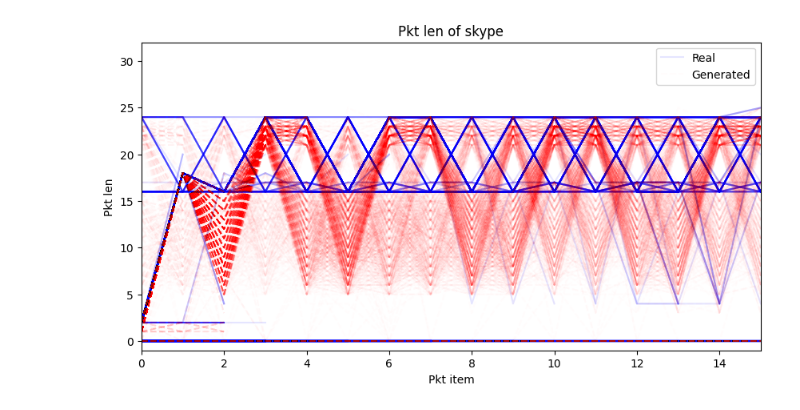
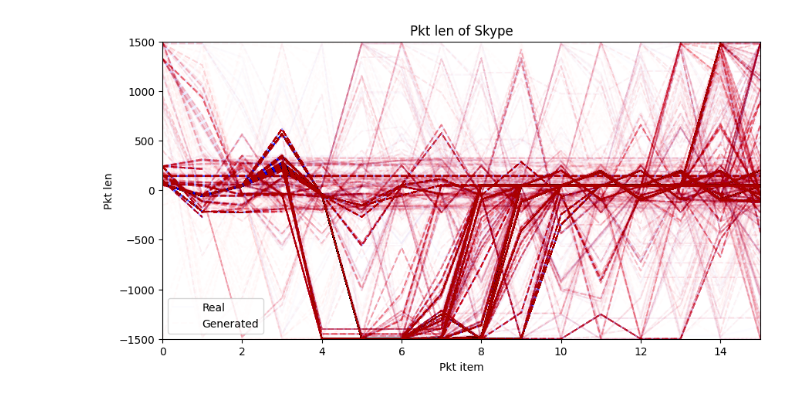
Before and after one commit to DeepShield-AI/NetGenRL, a Jupyter notebook: visual.ipynb, the cells around one changed output. Cells and saved outputs as stored; diff of their text form; code cells hidden in the pictures.

Commit message:
mirage & utmn

```diff
--- a/visual.ipynb
+++ b/visual.ipynb
@@ -2,11 +2,11 @@
 import json
 import matplotlib.pyplot as plt
 # %%
-real_folder_name = "./data-json/iscx"
+real_folder_name = "./data-json/mirage"
 # fake_folder_name = "./data-json/iscx_netdiffusion"
-fake_folder_name = "./result/iscx_small"
+fake_folder_name = "./result/mirage"
 
-type_name = "skype"
+type_name = "Skype"
 real_name = real_folder_name + "/" + type_name + ".json"
 fake_name = fake_folder_name + "/" + type_name + ".json"
 # %%
@@ -19,8 +19,8 @@ def extract_pkt_len(name):
         sery = flow['series']
         for pkt in sery:
             # flow_pkt.append(max(0,min(pkt['time'],5000)))
-            # flow_pkt.append(pkt['pkt_len'])
-            flow_pkt.append(pkt['flags'])
+            flow_pkt.append(pkt['pkt_len'])
+            # flow_pkt.append(pkt['flags'])
         packet_lens.append(flow_pkt)
 
     return packet_lens
@@ -29,15 +29,15 @@ real_pkt_lens = extract_pkt_len(real_name)
 fake_pkt_lens = extract_pkt_len(fake_name)
 # %%
 plt.figure(figsize=(10, 5))
-plt.axis([0, 15, -1, 32])
+plt.axis([0, 15, -1500, 1500])
 for i in range(len(real_pkt_lens)):
-    plt.plot(real_pkt_lens[i], color='blue', alpha=0.1, label="Real" if i == 0 else "")  # 使用蓝色
+    plt.plot(real_pkt_lens[i], color='blue', alpha=0.01, label="Real" if i == 0 else "")  # 使用蓝色
 for i in range(len(fake_pkt_lens)):
     plt.plot(fake_pkt_lens[i], color='red', alpha=0.01, linestyle='--', label="Generated" if i == 0 else "")
 plt.title(f'Pkt len of {type_name}')
 plt.xlabel('Pkt item')
 plt.ylabel('Pkt len')
 plt.legend()
 plt.show()
 # %% [output]
-[figure, old version]
+[figure, new version]
```
Also changed, not shown: 10 other files.
